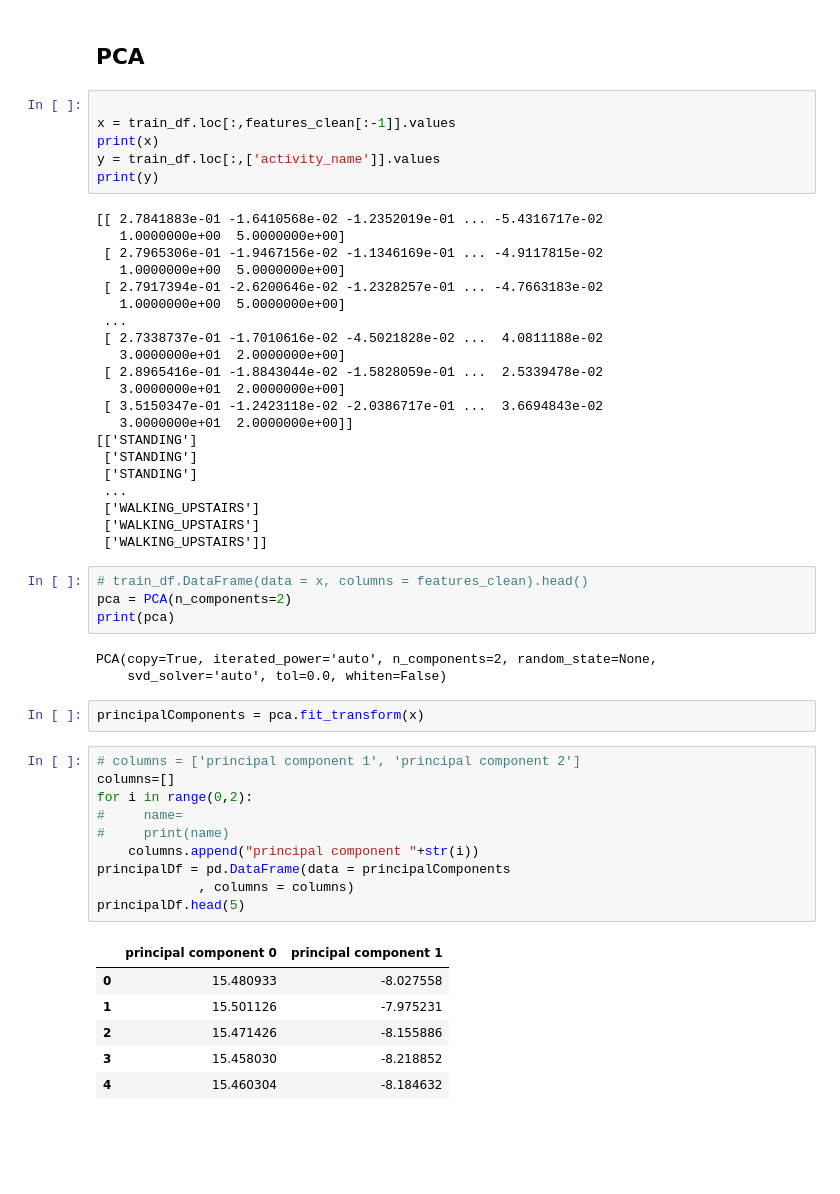
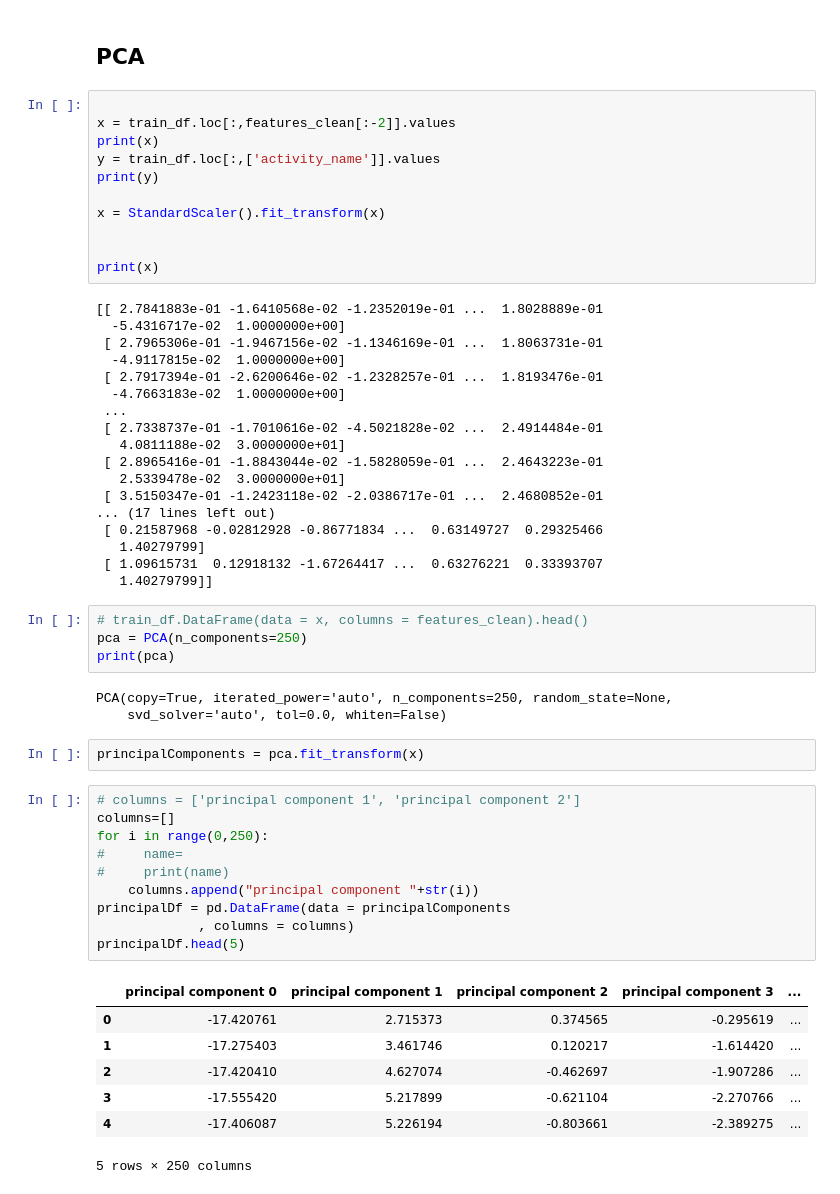
Before and after one commit to idaf-ai/sensor-embeddings, a Jupyter notebook: PCA_Sensor_embedding.ipynb, the cells around one changed output. Cells and saved outputs as stored; diff of their text form; blank space fills up the shorter version.

```diff
--- a/PCA_Sensor_embedding.ipynb
+++ b/PCA_Sensor_embedding.ipynb
@@ -144,57 +123,60 @@ Index(['tBodyAccmeanX', 'tBodyAccmeanY', 'tBodyAccmeanZ', 'tBodyAccstdX',
 ## PCA
 # %%
 
-x = train_df.loc[:,features_clean[:-1]].values
+x = train_df.loc[:,features_clean[:-2]].values
 print(x)
 y = train_df.loc[:,['activity_name']].values
 print(y)
+
+x = StandardScaler().fit_transform(x)
+
+
+print(x)
 # %% [output]
-[[ 2.7841883e-01 -1.6410568e-02 -1.2352019e-01 ... -5.4316717e-02
-   1.0000000e+00  5.0000000e+00]
- [ 2.7965306e-01 -1.9467156e-02 -1.1346169e-01 ... -4.9117815e-02
-   1.0000000e+00  5.0000000e+00]
- [ 2.7917394e-01 -2.6200646e-02 -1.2328257e-01 ... -4.7663183e-02
-   1.0000000e+00  5.0000000e+00]
+[[ 2.7841883e-01 -1.6410568e-02 -1.2352019e-01 ...  1.8028889e-01
+  -5.4316717e-02  1.0000000e+00]
+ [ 2.7965306e-01 -1.9467156e-02 -1.1346169e-01 ...  1.8063731e-01
+  -4.9117815e-02  1.0000000e+00]
+ [ 2.7917394e-01 -2.6200646e-02 -1.2328257e-01 ...  1.8193476e-01
+  -4.7663183e-02  1.0000000e+00]
  ...
- [ 2.7338737e-01 -1.7010616e-02 -4.5021828e-02 ...  4.0811188e-02
-   3.0000000e+01  2.0000000e+00]
- [ 2.8965416e-01 -1.8843044e-02 -1.5828059e-01 ...  2.5339478e-02
-   3.0000000e+01  2.0000000e+00]
- [ 3.5150347e-01 -1.2423118e-02 -2.0386717e-01 ...  3.6694843e-02
-   3.0000000e+01  2.0000000e+00]]
-[['STANDING']
- ['STANDING']
- ['STANDING']
- ...
- ['WALKING_UPSTAIRS']
- ['WALKING_UPSTAIRS']
- ['WALKING_UPSTAIRS']]
+ [ 2.7338737e-01 -1.7010616e-02 -4.5021828e-02 ...  2.4914484e-01
+   4.0811188e-02  3.0000000e+01]
+ [ 2.8965416e-01 -1.8843044e-02 -1.5828059e-01 ...  2.4643223e-01
+   2.5339478e-02  3.0000000e+01]
+ [ 3.5150347e-01 -1.2423118e-02 -2.0386717e-01 ...  2.4680852e-01
+... (17 lines left out)
+ [ 0.21587968 -0.02812928 -0.86771834 ...  0.63149727  0.29325466
+   1.40279799]
+ [ 1.09615731  0.12918132 -1.67264417 ...  0.63276221  0.33393707
+   1.40279799]]
 # %%
 # train_df.DataFrame(data = x, columns = features_clean).head()
-pca = PCA(n_components=2)
+pca = PCA(n_components=250)
 print(pca)
 # %% [output]
-PCA(copy=True, iterated_power='auto', n_components=2, random_state=None,
+PCA(copy=True, iterated_power='auto', n_components=250, random_state=None,
     svd_solver='auto', tol=0.0, whiten=False)
 # %%
 principalComponents = pca.fit_transform(x)
 # %%
 # columns = ['principal component 1', 'principal component 2']
 columns=[]
-for i in range(0,2):
+for i in range(0,250):
 #     name=
 #     print(name)
     columns.append("principal component "+str(i))
 principalDf = pd.DataFrame(data = principalComponents
              , columns = columns)
 principalDf.head(5)
 # %% [output]
-|  | principal component 0 | principal component 1 |
-| 0 | 15.480933 | -8.027558 |
-| 1 | 15.501126 | -7.975231 |
-| 2 | 15.471426 | -8.155886 |
-| 3 | 15.458030 | -8.218852 |
-| 4 | 15.460304 | -8.184632 |
+|  | principal component 0 | principal component 1 | principal component 2 | principal component 3 | ... |
+| 0 | -17.420761 | 2.715373 | 0.374565 | -0.295619 | ... |
+| 1 | -17.275403 | 3.461746 | 0.120217 | -1.614420 | ... |
+| 2 | -17.420410 | 4.627074 | -0.462697 | -1.907286 | ... |
+| 3 | -17.555420 | 5.217899 | -0.621104 | -2.270766 | ... |
+| 4 | -17.406087 | 5.226194 | -0.803661 | -2.389275 | ... |
+5 rows × 250 columns
 # %%
 print("Size of Test data = {}".format(principalDf.shape))
 # %% [output]
```
Also changed, not shown: parts of 8 cells of this notebook.
